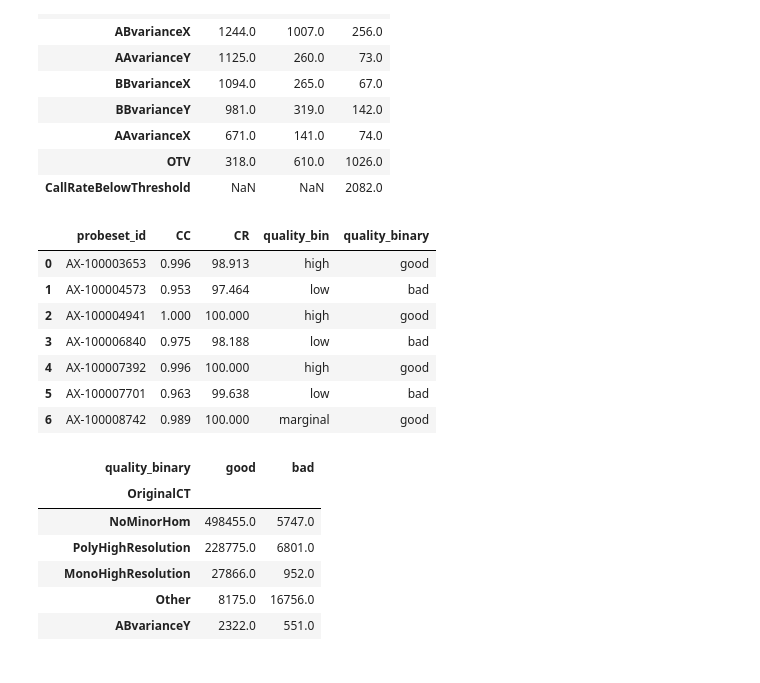
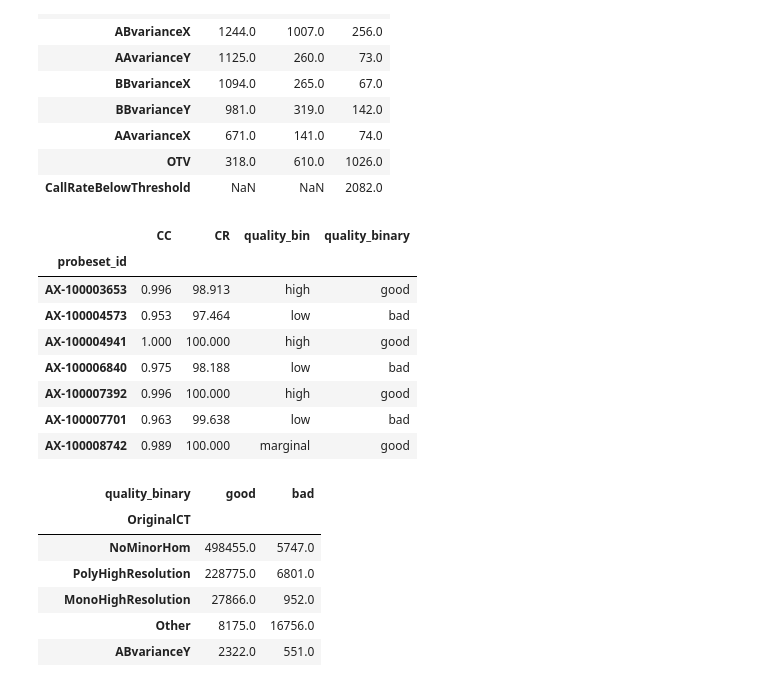
Before and after one commit to cabruck/DataScienceCapstoneTwo, a Jupyter notebook: notebooks/train_test_split_part3.ipynb, the cells around one changed output. Cells and saved outputs as stored; diff of their text form; code cells hidden in the pictures.

```diff
--- a/notebooks/train_test_split_part3.ipynb
+++ b/notebooks/train_test_split_part3.ipynb
@@ -23,5 +25,6 @@ from sklearn.model_selection import train_test_split
 # %% [markdown]
 ## 3.1 Load and inspect data
 # %%
-ps_data = pd.read_csv('../data/data_cleaning_step2.zip',sep='\t')
+# also set probeset_id as the index.  Will propagate to all derived dataframes.
+ps_data = pd.read_csv('../data/data_cleaning_step2.zip',sep='\t', index_col = 'probeset_id')
 # %%
@@ -97,15 +100,16 @@ ps_data.pivot_table(index=['OriginalCT'],columns=['quality_bin'],values='probese
 # There are no missing values for CC and CR
 ps_data['quality_binary'] = np.where((ps_data['CC']>0.985) & (ps_data['CR']>95), 'good', 'bad')
 # %%
-ps_data[['probeset_id','CC','CR','quality_bin','quality_binary']].head(7)
+ps_data[['CC','CR','quality_bin','quality_binary']].head(7)
 # %% [output]
-|  | probeset_id | CC | CR | quality_bin | quality_binary |
-| 0 | AX-100003653 | 0.996 | 98.913 | high | good |
-| 1 | AX-100004573 | 0.953 | 97.464 | low | bad |
-| 2 | AX-100004941 | 1.000 | 100.000 | high | good |
-| 3 | AX-100006840 | 0.975 | 98.188 | low | bad |
-| 4 | AX-100007392 | 0.996 | 100.000 | high | good |
-| 5 | AX-100007701 | 0.963 | 99.638 | low | bad |
-| 6 | AX-100008742 | 0.989 | 100.000 | marginal | good |
+|  | CC | CR | quality_bin | quality_binary |
+| probeset_id |  |  |  |  |
+| AX-100003653 | 0.996 | 98.913 | high | good |
+| AX-100004573 | 0.953 | 97.464 | low | bad |
+| AX-100004941 | 1.000 | 100.000 | high | good |
+| AX-100006840 | 0.975 | 98.188 | low | bad |
+| AX-100007392 | 0.996 | 100.000 | high | good |
+| AX-100007701 | 0.963 | 99.638 | low | bad |
+| AX-100008742 | 0.989 | 100.000 | marginal | good |
 # %%
 # count of probesets in each OriginalCT & quality_binary group that I want to split into test/train sets by same proportion
```
Also changed, not shown: parts of 34 cells of this notebook, 6 other files.
